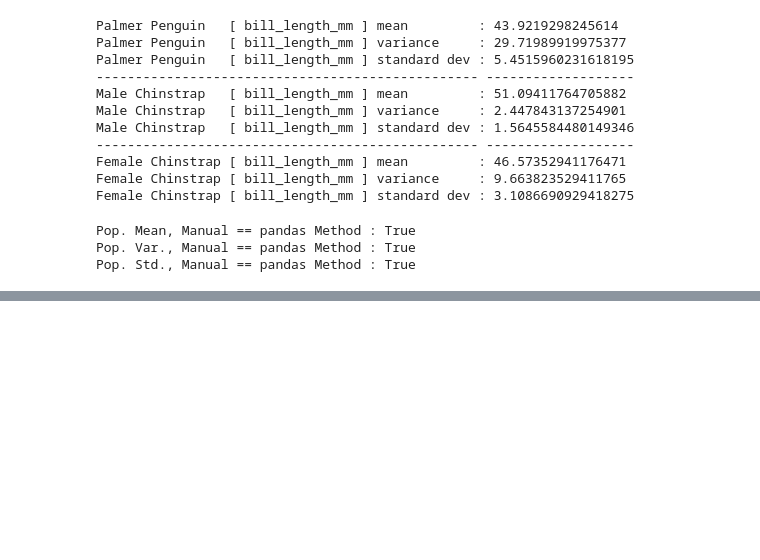
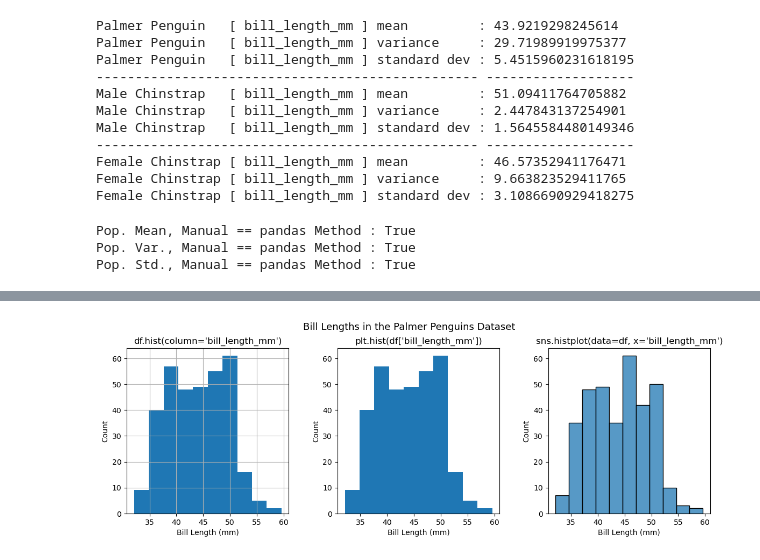
Before and after one commit to mragsac/bnfo262-2026-teaching, a Jupyter notebook: module-2-statistics/Day1_Introduction-to-Palmer-Penguins_COMPLETE.ipynb, the cells around one changed output, grey strips where cells are left out. Saved outputs shown, nothing was run; the diff lists cells and outputs as text; code cells hidden in the pictures; blank space fills up the shorter version.

```diff
--- a/module-2-statistics/Day1_Introduction-to-Palmer-Penguins_COMPLETE.ipynb
+++ b/module-2-statistics/Day1_Introduction-to-Palmer-Penguins_COMPLETE.ipynb
@@ -552,21 +527,32 @@ The simplest way to visualize data is to create a histogram. Luckily, there are
 # %%
 # TODO
 
 # -------------------------
 # Answer
 # -------------------------
+fig,ax = plt.subplots(1, 3, figsize=(14,4))
+axs = ax.flatten()
+
 # You can directly create histograms from a DataFrame
-df['bill_length_mm'].hist()
-plt.show()
+plot1 = df.hist(column="bill_length_mm", ax=axs[0])
+axs[0].set_title("df.hist(column='bill_length_mm')")
+axs[0].set_xlabel("Bill Length (mm)")
+axs[0].set_ylabel("Count")
 
-# You can provide a vector to matplotlib to plot as a histogram
-plt.hist(df['bill_length_mm'])
-plt.show()
+# You can provide a vector to matplotlib to plot as a histogram with plt.hist()
+axs[1].hist(df["bill_length_mm"]) # plot2
+axs[1].set_title("plt.hist(df['bill_length_mm'])")
+axs[1].set_xlabel("Bill Length (mm)")
+axs[1].set_ylabel("Count")
 
-# You can also provide a vector to seaborn to plot as a histogram
-# or provide the dataframe and column information instead
-sns.histplot(df['bill_length_mm'])
-plt.show()
+# You can also provide the dataframe and column to seaborn with sns.histplot()
+plot3 = sns.histplot(data=df, x="bill_length_mm", ax=axs[2])
+axs[2].set_title("sns.histplot(data=df, x='bill_length_mm')")
+axs[2].set_xlabel("Bill Length (mm)")
+axs[2].set_ylabel("Count")
 
-sns.histplot(data=df, x='bill_length_mm')
-plt.show()
+plt.suptitle("Bill Lengths in the Palmer Penguins Dataset", size=13, y=1)
+
+plt.show() # after setting the parameters, display the plot!
+# %% [output]
+[figure, added]
```
Also changed, not shown: parts of 30 cells of this notebook, 1 other file.
